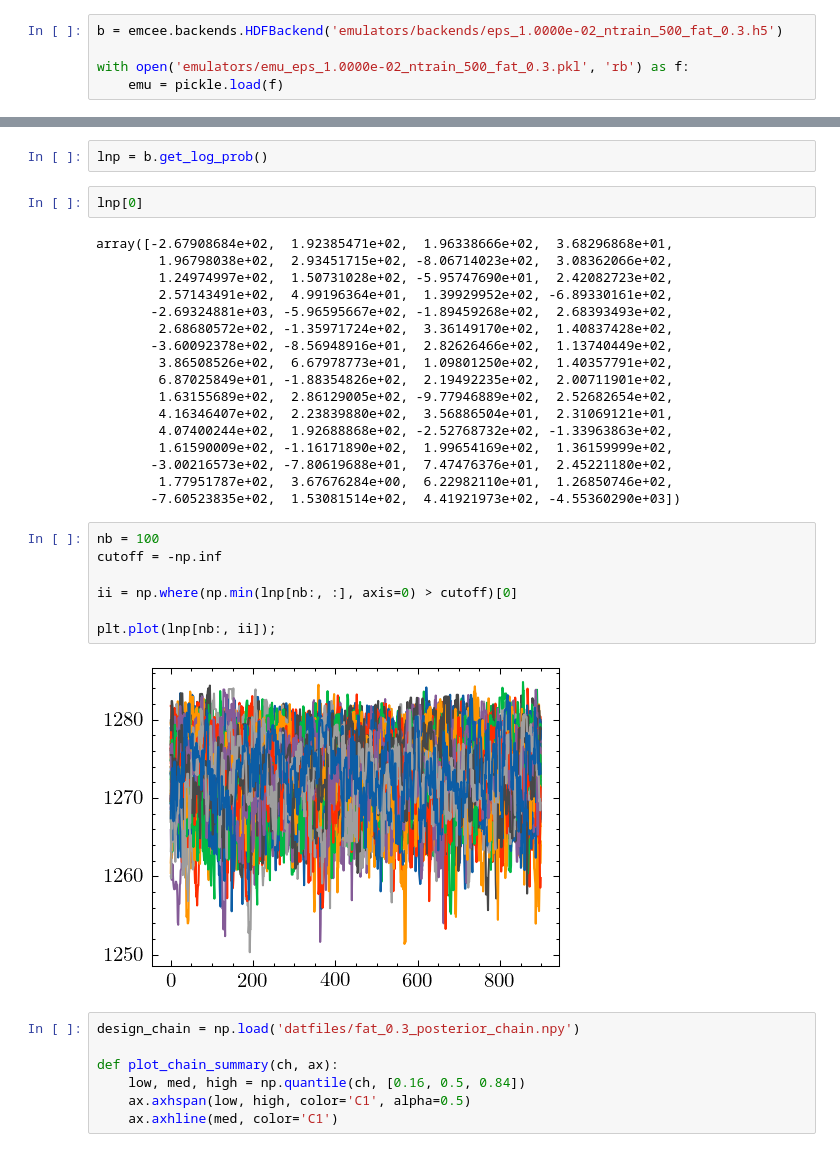
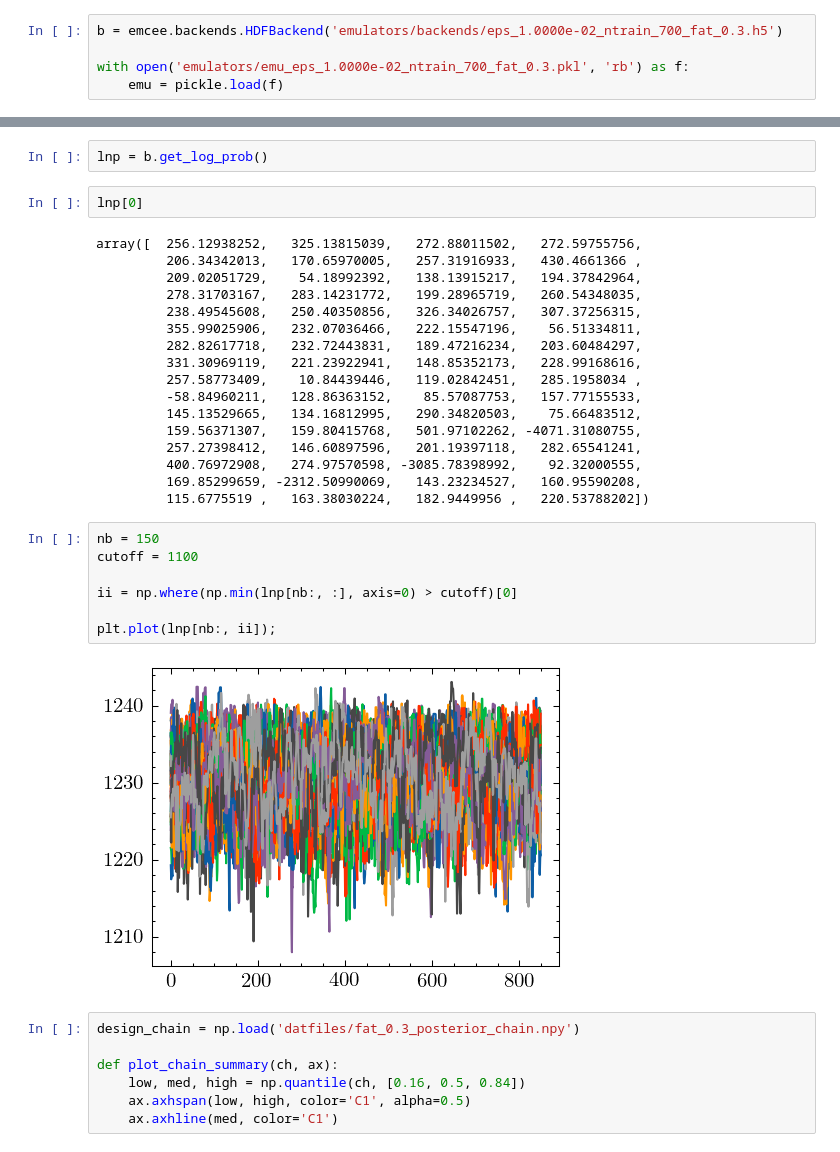
Before and after one commit to odell/r-matrix-emulation, a Jupyter notebook: 3he4he/Analyze No GP Uncertainty Priors.ipynb, the cells around one changed output, grey strips where cells are left out. Drawn from its saved outputs; the diff is of its cells as text.

```diff
--- a/3he4he/Analyze No GP Uncertainty Priors.ipynb
+++ b/3he4he/Analyze No GP Uncertainty Priors.ipynb
@@ -29,9 +29,9 @@ h = 3
 
 plt.rcParams['figure.dpi'] = 150
 # %%
-b = emcee.backends.HDFBackend('emulators/backends/eps_1.0000e-02_ntrain_500_fat_0.3.h5')
+b = emcee.backends.HDFBackend('emulators/backends/eps_1.0000e-02_ntrain_700_fat_0.3.h5')
 
-with open('emulators/emu_eps_1.0000e-02_ntrain_500_fat_0.3.pkl', 'rb') as f:
+with open('emulators/emu_eps_1.0000e-02_ntrain_700_fat_0.3.pkl', 'rb') as f:
     emu = pickle.load(f)
 # %%
 emu._info['pc'].shape
@@ -44,31 +44,31 @@ lnp = b.get_log_prob()
 # %%
 lnp[0]
 # %% [output]
-array([-2.67908684e+02,  1.92385471e+02,  1.96338666e+02,  3.68296868e+01,
-        1.96798038e+02,  2.93451715e+02, -8.06714023e+02,  3.08362066e+02,
-        1.24974997e+02,  1.50731028e+02, -5.95747690e+01,  2.42082723e+02,
-        2.57143491e+02,  4.99196364e+01,  1.39929952e+02, -6.89330161e+02,
-       -2.69324881e+03, -5.96595667e+02, -1.89459268e+02,  2.68393493e+02,
-        2.68680572e+02, -1.35971724e+02,  3.36149170e+02,  1.40837428e+02,
-       -3.60092378e+02, -8.56948916e+01,  2.82626466e+02,  1.13740449e+02,
-        3.86508526e+02,  6.67978773e+01,  1.09801250e+02,  1.40357791e+02,
-        6.87025849e+01, -1.88354826e+02,  2.19492235e+02,  2.00711901e+02,
-        1.63155689e+02,  2.86129005e+02, -9.77946889e+02,  2.52682654e+02,
-        4.16346407e+02,  2.23839880e+02,  3.56886504e+01,  2.31069121e+01,
-        4.07400244e+02,  1.92688868e+02, -2.52768732e+02, -1.33963863e+02,
-        1.61590009e+02, -1.16171890e+02,  1.99654169e+02,  1.36159999e+02,
-       -3.00216573e+02, -7.80619688e+01,  7.47476376e+01,  2.45221180e+02,
-        1.77951787e+02,  3.67676284e+00,  6.22982110e+01,  1.26850746e+02,
-       -7.60523835e+02,  1.53081514e+02,  4.41921973e+02, -4.55360290e+03])
+array([  256.12938252,   325.13815039,   272.88011502,   272.59755756,
+         206.34342013,   170.65970005,   257.31916933,   430.4661366 ,
+         209.02051729,    54.18992392,   138.13915217,   194.37842964,
+         278.31703167,   283.14231772,   199.28965719,   260.54348035,
+         238.49545608,   250.40350856,   326.34026757,   307.37256315,
+         355.99025906,   232.07036466,   222.15547196,    56.51334811,
+         282.82617718,   232.72443831,   189.47216234,   203.60484297,
+         331.30969119,   221.23922941,   148.85352173,   228.99168616,
+         257.58773409,    10.84439446,   119.02842451,   285.1958034 ,
+         -58.84960211,   128.86363152,    85.57087753,   157.77155533,
+         145.13529665,   134.16812995,   290.34820503,    75.66483512,
+         159.56371307,   159.80415768,   501.97102262, -4071.31080755,
+         257.27398412,   146.60897596,   201.19397118,   282.65541241,
+         400.76972908,   274.97570598, -3085.78398992,    92.32000555,
+         169.85299659, -2312.50990069,   143.23234527,   160.95590208,
+         115.6775519 ,   163.38030224,   182.9449956 ,   220.53788202])
 # %%
-nb = 100
-cutoff = -np.inf
+nb = 150
+cutoff = 1100
 
 ii = np.where(np.min(lnp[nb:, :], axis=0) > cutoff)[0]
 
 plt.plot(lnp[nb:, ii]);
 # %% [output]
-[figure, old version]
+[figure, new version]
 # %%
 design_chain = np.load('datfiles/fat_0.3_posterior_chain.npy')
 
```
Also changed, not shown: parts of 29 cells of this notebook, 15 other files.
